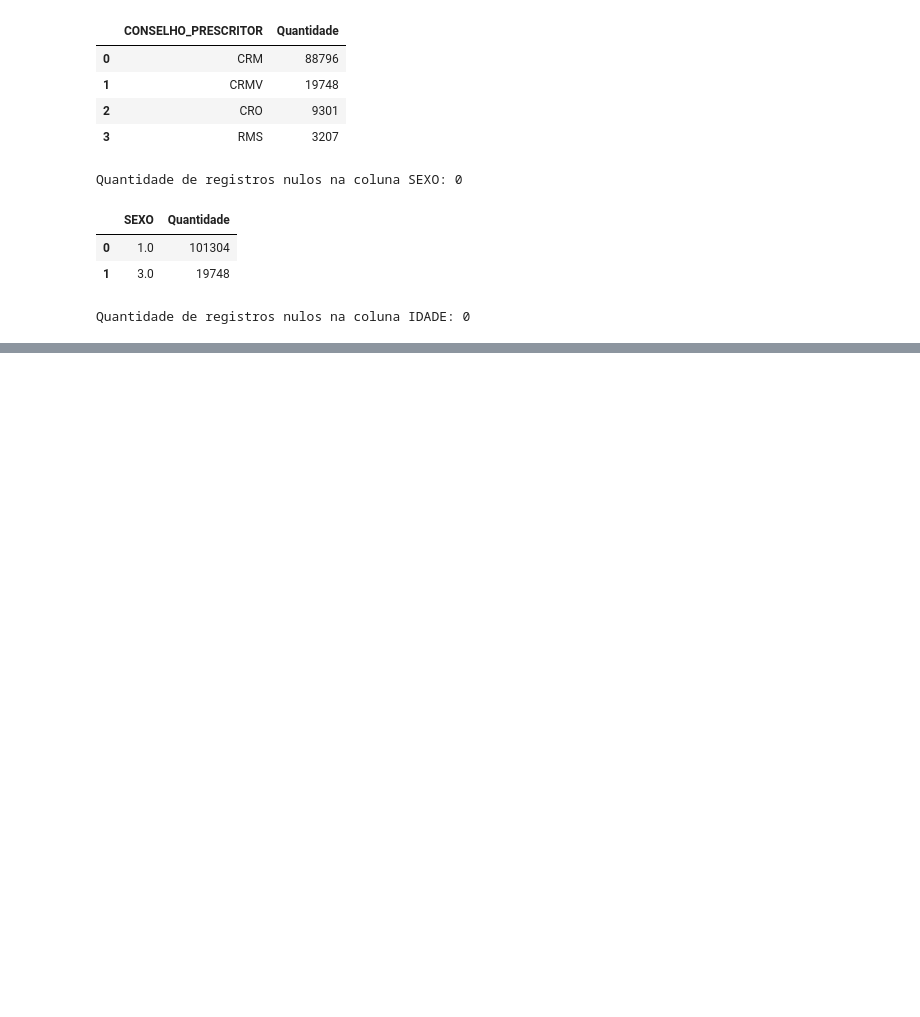
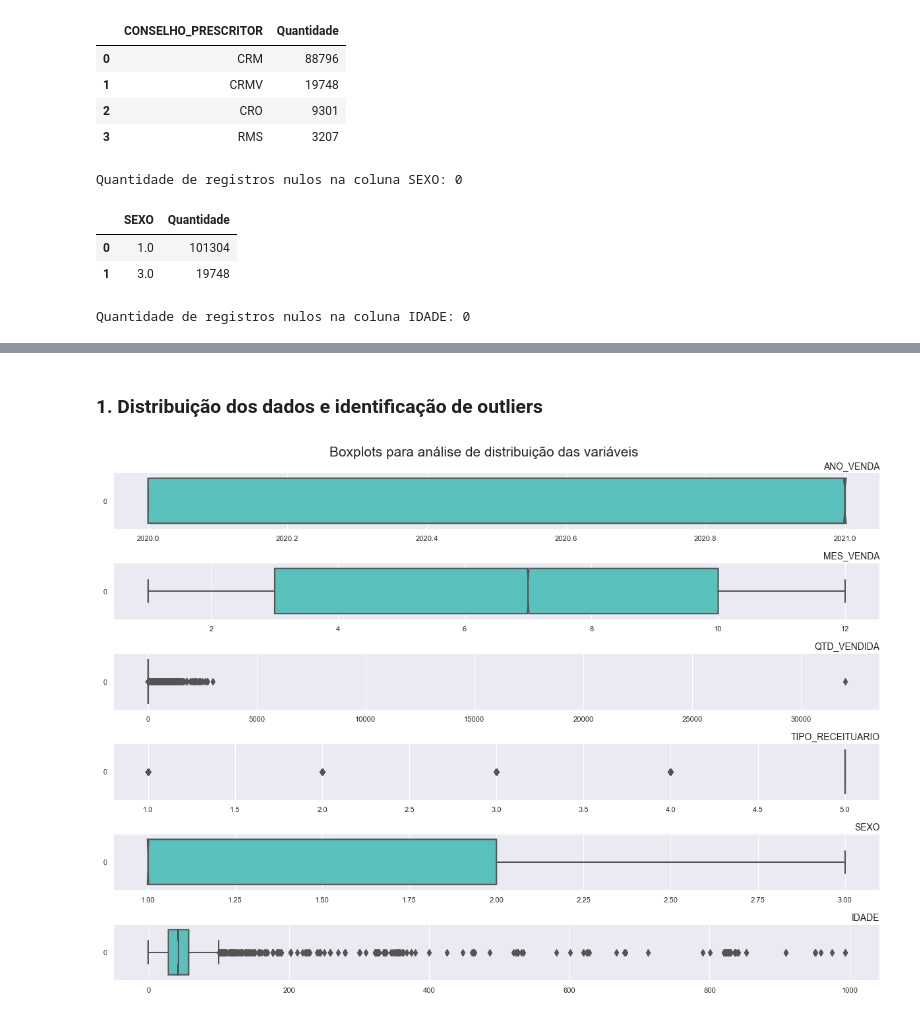
Before and after one commit to emso-exe/Venda_de_medicamentos_controlados_e_antimicrobianos_-_industrializados, a Jupyter notebook: 001_analise_de_vendas.ipynb, the cells around one changed output, grey strips where cells are left out. Drawn from its saved outputs; the diff is of its cells as text; code cells hidden in the pictures; blank space fills up the shorter version.

```diff
--- a/001_analise_de_vendas.ipynb
+++ b/001_analise_de_vendas.ipynb
@@ -341,0 +377,32 @@ for col in cols:
+# %% [markdown]
+### 1. Distribuição dos dados e identificação de outliers
+# %%
+def graf_boxplot(dataframe):
+    '''
+    Plota vários boxplots de acordo com o número de colunas.
+
+    :param dataframe: DataFrame
+        DataFrame a ser analisado.
+    '''
+    coluna = dataframe.select_dtypes(exclude=['object', 'category']).columns
+
+    fig, axs = plt.subplots(nrows=len(coluna), ncols=1,
+                            figsize=(15, 10), gridspec_kw={'hspace': 0.6})
+
+    plt.suptitle('Boxplots para análise de distribuição das variáveis', fontsize=15, y=0.92)
+
+    for i, col in enumerate(coluna):
+        sns.boxplot(data=dataframe[col], ax=axs[i],
+                    notch=True, orient='h', color='mediumturquoise')
+        axs[i].set(xlabel='', ylabel='')
+        axs[i].tick_params(labelsize=8)
+        axs[i].ticklabel_format(style='plain', axis='x')
+        axs[i].set_title(f'{col}', loc='right', fontsize=10, pad=4)
+
+    plt.tight_layout()
+    plt.show()
+
+
+graf_boxplot(df)
+# %% [output]
+[figure, added]
```
Also changed, not shown: parts of 16 cells of this notebook.
